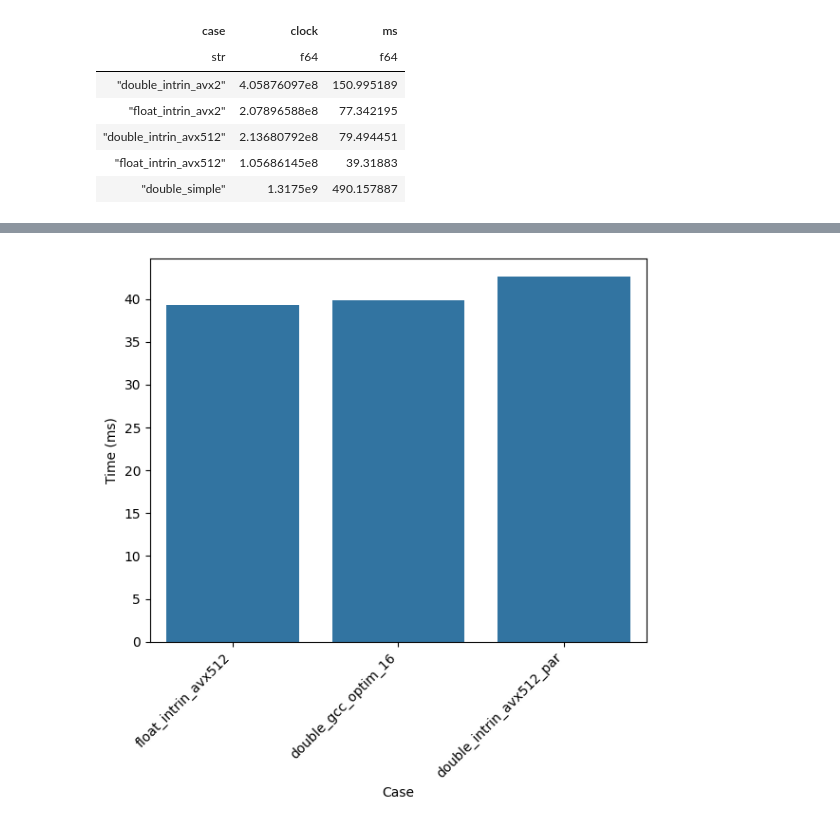
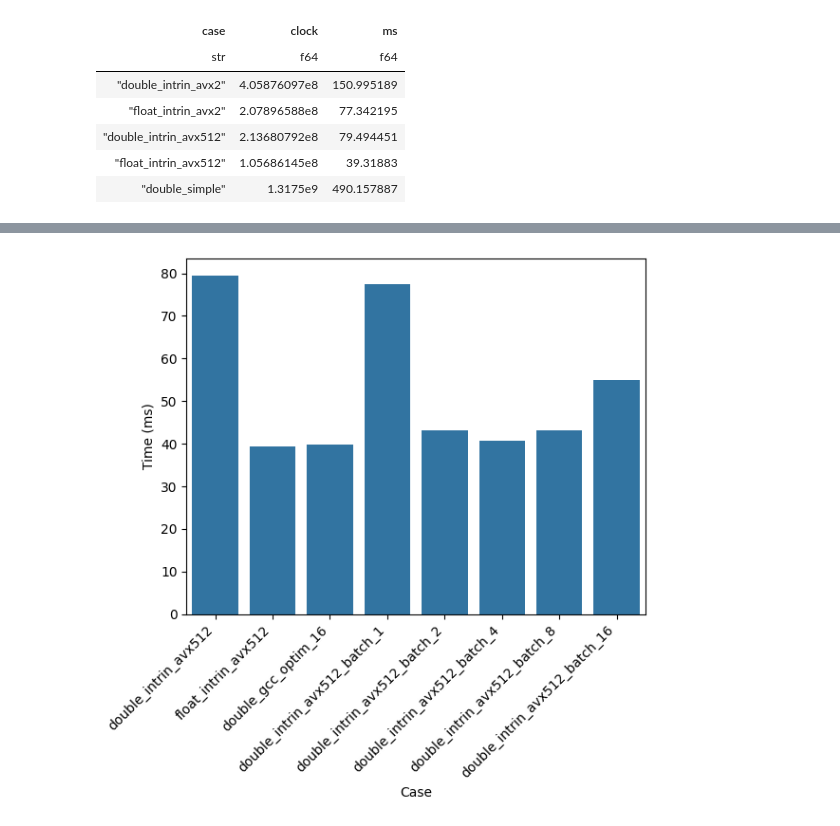
Before and after one commit to Waujito/ded_x86_64_asm, a Jupyter notebook: mandelbrot/analyze.ipynb, the cells around one changed output, grey strips where cells are left out. Drawn from its saved outputs; the diff is of its cells as text; code cells hidden in the pictures.

```diff
--- a/mandelbrot/analyze.ipynb
+++ b/mandelbrot/analyze.ipynb
@@ -46,13 +46,22 @@ plt.show()
+# %%
+lookup_cases = ['double_intrin_avx512_batch_1',
+                'double_intrin_avx512',
+                'float_intrin_avx512',
+                'double_gcc_optim_16',
+               'double_intrin_avx512_batch_2',
+               'double_intrin_avx512_batch_4',
+               'double_intrin_avx512_batch_8',
+               'double_intrin_avx512_batch_16']
 # %%
 plt.figure(figsize=(6, 6))
-sns.barplot(data=median_data.filter(pl.col('case').is_in(['float_intrin_avx512', 'double_gcc_optim_16', 'double_intrin_avx512_par'])), x='case', y='ms')
+sns.barplot(data=median_data.filter(pl.col('case').is_in(lookup_cases)), x='case', y='ms')
 
 plt.xticks(rotation=45, ha='right')
 
 plt.xlabel('Case')
 plt.ylabel('Time (ms)')
 
 plt.tight_layout()
 plt.show()
 # %% [output]
-[figure, old version]
+[figure, new version]
```
Also changed, not shown: parts of 9 cells of this notebook, 5 other files.
